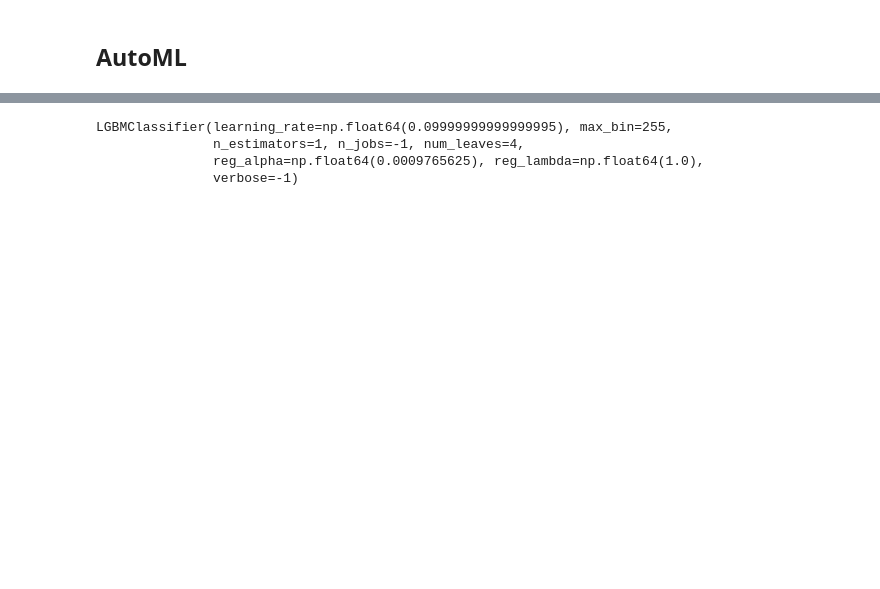
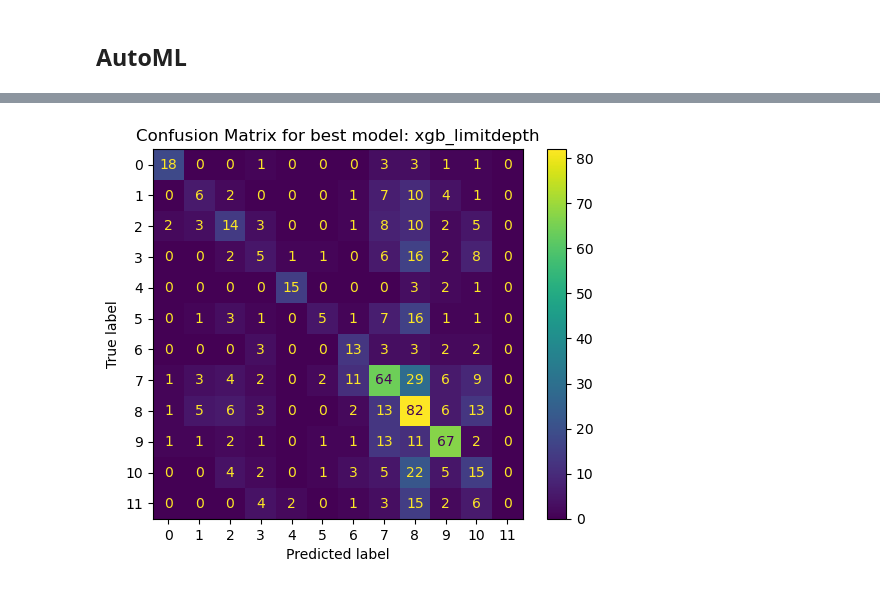
Before and after one commit to JonasBlomquist/AI4ProtEng_AIntibody, a Jupyter notebook: notebooks/automl_classification.ipynb, the cells around one changed output, grey strips where cells are left out. Drawn from its saved outputs; the diff is of its cells as text; code cells hidden in the pictures; blank space fills up the shorter version.

```diff
--- a/notebooks/automl_classification.ipynb
+++ b/notebooks/automl_classification.ipynb
@@ -61,18 +204,21 @@ from sklearn.metrics import accuracy_score, precision_score, confusion_matrix, C
 # %%
 from flaml import AutoML
+
+
 settings = {
     "time_budget": 600,  # total running time in seconds
     # "max_iter": 2,
     "metric": 'micro_f1',
-    # "multiclass": "ovr",
-    # "average": "weighted",
                         # check the documentation for options of metrics (https://microsoft.github.io/FLAML/docs/Use-Cases/Task-Oriented-AutoML#optimization-metric)
     "task": 'classification',  # task type
     "log_file_name": 'autoML_classification.log',  # flaml log file
-
+    # "training_data": train_dataset,
+    # "validation_data": val_dataset,
+    # "label_column_name": "Class",
+    "n_jobs": 16, # Give full cpu usage when running on Azure Compute
     "seed": 7654321,    # random seed
 }
 
 automl = AutoML()
-automl.fit(X_train, y_train, **settings)
+automl.fit(X_train=X_train, y_train=y_train, X_val=X_val, y_val=y_val, **settings)
 # %% [output]
@@ -165,10 +305,14 @@ Training duration of best run: 0.1758 s
-# %%
-automl.model.estimator
-# %% [output]
-LGBMClassifier(learning_rate=np.float64(0.09999999999999995), max_bin=255,
-               n_estimators=1, n_jobs=-1, num_leaves=4,
-               reg_alpha=np.float64(0.0009765625), reg_lambda=np.float64(1.0),
-               verbose=-1)
+# %%
+y_pred = automl.predict(X_val)
+# print('Predicted labels', y_pred)
+# print('True labels', y_test)
+y_pred_proba = automl.predict_proba(X_val)[:,1]
+cm = confusion_matrix(y_val, y_pred)
+ConfusionMatrixDisplay(cm).plot()
+plt.title(f'Confusion Matrix for best model: {automl.best_estimator}')
+plt.show()
+# %% [output]
+[figure, added]
 # %%
 y_pred = automl.predict(X_test)
 # print('Predicted labels', y_pred)
```
Also changed, not shown: parts of 51 cells of this notebook.
